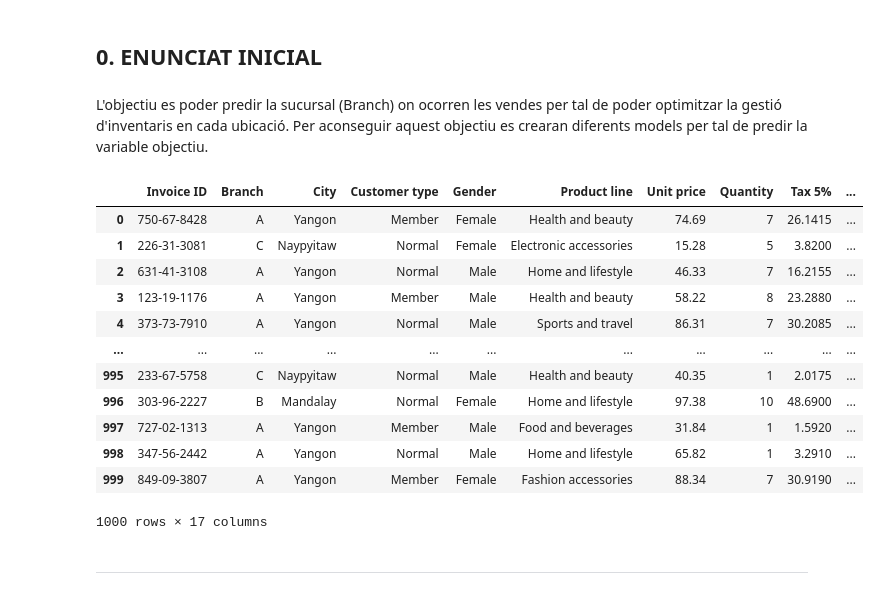
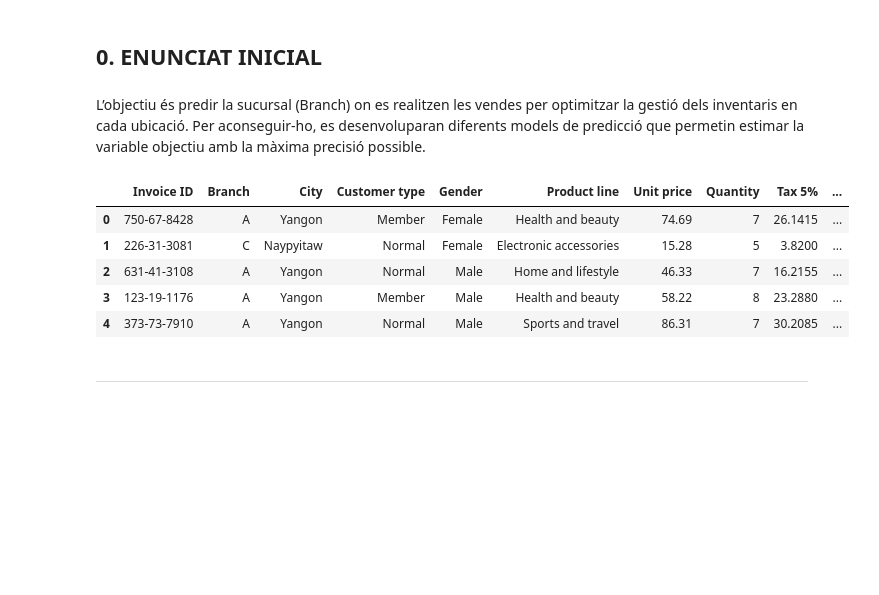
Before and after one commit to gabozan/Predictive-Modeling-on-Supermarket-Sales, a Jupyter notebook: supermarket_sales.ipynb, the cells around one changed output. Drawn from its saved outputs; the diff is of its cells as text; code cells hidden in the pictures; blank space fills up the shorter version.

```diff
--- a/supermarket_sales.ipynb
+++ b/supermarket_sales.ipynb
@@ -54,24 +52,17 @@ Matplotlib is building the font cache; this may take a moment.
 # %% [markdown]
 ## 0. ENUNCIAT INICIAL
 # %% [markdown]
-L'objectiu es poder predir la sucursal (Branch) on ocorren les vendes per tal de poder optimitzar la gestió d'inventaris en cada ubicació. Per aconseguir aquest objectiu es crearan diferents models per tal de predir la variable objectiu.
+L’objectiu és predir la sucursal (Branch) on es realitzen les vendes per optimitzar la gestió dels inventaris en cada ubicació. Per aconseguir-ho, es desenvoluparan diferents models de predicció que permetin estimar la variable objectiu amb la màxima precisió possible.
 # %%
 dataset = pd.read_csv("dataset/data.csv")
-dataset
+dataset.head()
 # %% [output]
 |  | Invoice ID | Branch | City | Customer type | Gender | Product line | Unit price | Quantity | Tax 5% | ... |
 | 0 | 750-67-8428 | A | Yangon | Member | Female | Health and beauty | 74.69 | 7 | 26.1415 | ... |
 | 1 | 226-31-3081 | C | Naypyitaw | Normal | Female | Electronic accessories | 15.28 | 5 | 3.8200 | ... |
 | 2 | 631-41-3108 | A | Yangon | Normal | Male | Home and lifestyle | 46.33 | 7 | 16.2155 | ... |
 | 3 | 123-19-1176 | A | Yangon | Member | Male | Health and beauty | 58.22 | 8 | 23.2880 | ... |
 | 4 | 373-73-7910 | A | Yangon | Normal | Male | Sports and travel | 86.31 | 7 | 30.2085 | ... |
-| ... | ... | ... | ... | ... | ... | ... | ... | ... | ... | ... |
-| 995 | 233-67-5758 | C | Naypyitaw | Normal | Male | Health and beauty | 40.35 | 1 | 2.0175 | ... |
-| 996 | 303-96-2227 | B | Mandalay | Normal | Female | Home and lifestyle | 97.38 | 10 | 48.6900 | ... |
-| 997 | 727-02-1313 | A | Yangon | Member | Male | Food and beverages | 31.84 | 1 | 1.5920 | ... |
-| 998 | 347-56-2442 | A | Yangon | Normal | Male | Home and lifestyle | 65.82 | 1 | 3.2910 | ... |
-| 999 | 849-09-3807 | A | Yangon | Member | Female | Fashion accessories | 88.34 | 7 | 30.9190 | ... |
-1000 rows × 17 columns
 # %% [markdown]
 ---
 # %% [markdown]
```
Also changed, not shown: parts of 13 cells of this notebook.
